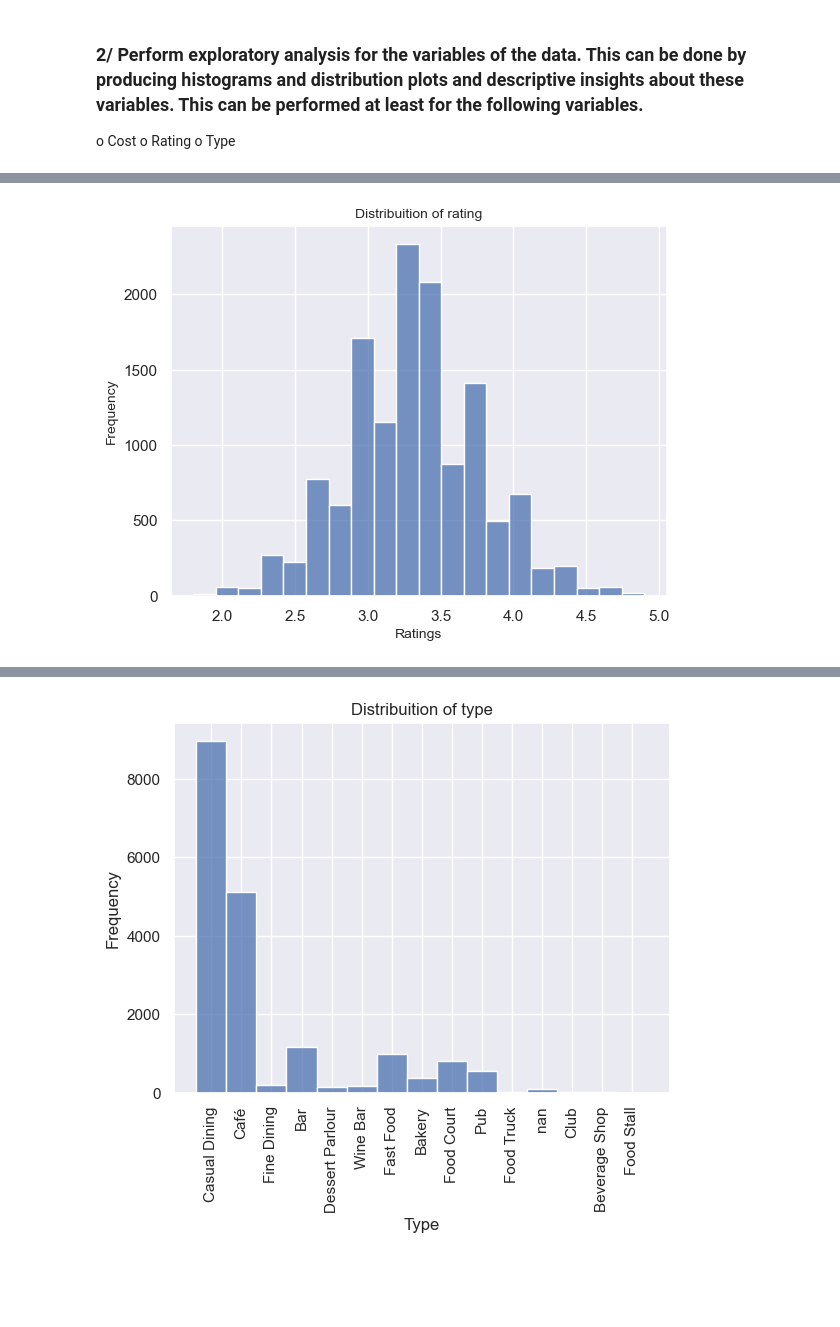
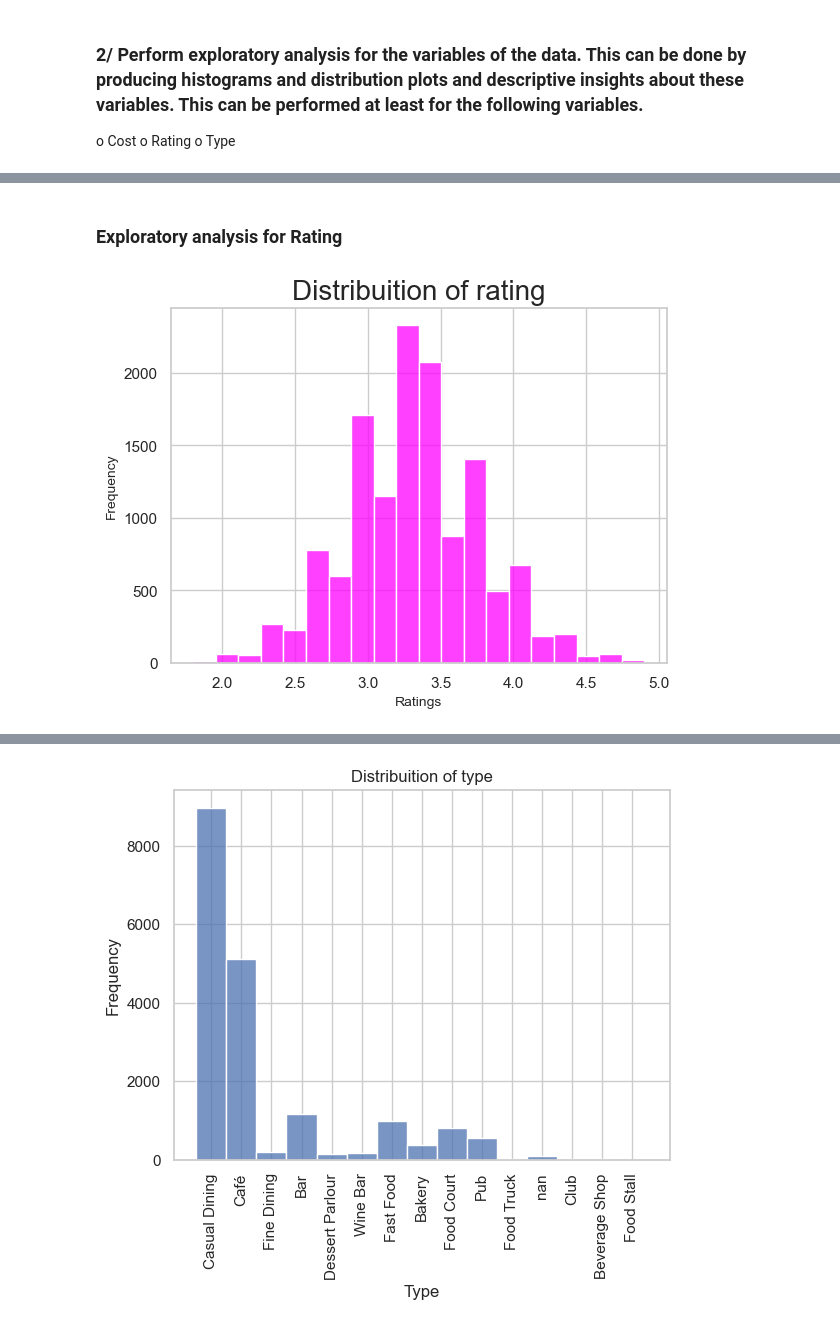
Before and after one commit to KayHuynh14/DataScienceTechnology, a Jupyter notebook: DS-Assignment1-PartA-u3245926.ipynb, the cells around one changed output, grey strips where cells are left out. Cells and saved outputs as stored; diff of their text form; code cells hidden in the pictures; blank space fills up the shorter version.

```diff
--- a/DS-Assignment1-PartA-u3245926.ipynb
+++ b/DS-Assignment1-PartA-u3245926.ipynb
@@ -113,15 +104,25 @@ plt.show()
 # %%
-sns.set_theme(style="darkgrid")
+# Create a FacetGrid of histograms
+# Create a color palette for the plot
+colors = sns.color_palette("Set2")
 
-# Create a FacetGrid of histograms
 g = sns.displot(
     data=restaurant_df, x='cost', col='rating_text',
-    binwidth=30, height=5, facet_kws=dict(margin_titles=True)
+    binwidth=30, height=5, facet_kws=dict(margin_titles=True), palette=colors
 )
 
 # Set axis labels for the FacetGrid
 g.set_axis_labels('Cost for Two', 'Frequency')
 
+
+# Set titles for each facet
+g.set_titles(col_template='{col_name} Rating', size=16)
+
+# Customize the appearance of the plot
+sns.set_style("whitegrid")  # Set the background style
+plt.subplots_adjust(top=0.85)  # Adjust the top margin for titles
+plt.suptitle('Cost Distribution by Rating', fontsize=20)  # Main title
+
 # Show the plot
 plt.show()
 # %% [output]
@@ -144,6 +147,9 @@ sns.histplot(costForTwo, bins=20)
 plt.xlabel('Cost')
 plt.ylabel('Frequency')
 plt.title('Distribuition of cost for two')
+# Customize the appearance of the plot
+sns.set_style("whitegrid")  # Set the background style
+plt.subplots_adjust(top=0.85)  # Adjust the top margin for titles
 
 # Show the plot
 plt.show()
@@ -152,15 +192,19 @@ plt.show()
+# %% [markdown]
+### Exploratory analysis for Rating
 # %%
 # Create a histogram for distribuition of rating
 rating = restaurant_df['rating_number'].tolist()
 
-sns.histplot(rating, bins=20)
+sns.histplot(rating, bins=20, color = "magenta")
 
 # Add labels and a title
 plt.xlabel('Ratings',size=10)
 plt.ylabel('Frequency',size=10)
-plt.title('Distribuition of rating',size=10)
-
+plt.title('Distribuition of rating',size=20)
+# Customize the appearance of the plot
+sns.set_style("whitegrid")  # Set the background style
+plt.subplots_adjust(top=0.85)  # Adjust the top margin for titles
 # Show the plot
 plt.show()
 # %% [output]
-[figure, old version]
+[figure, new version]
```
Also changed, not shown: parts of 19 cells of this notebook, 1 other file.
